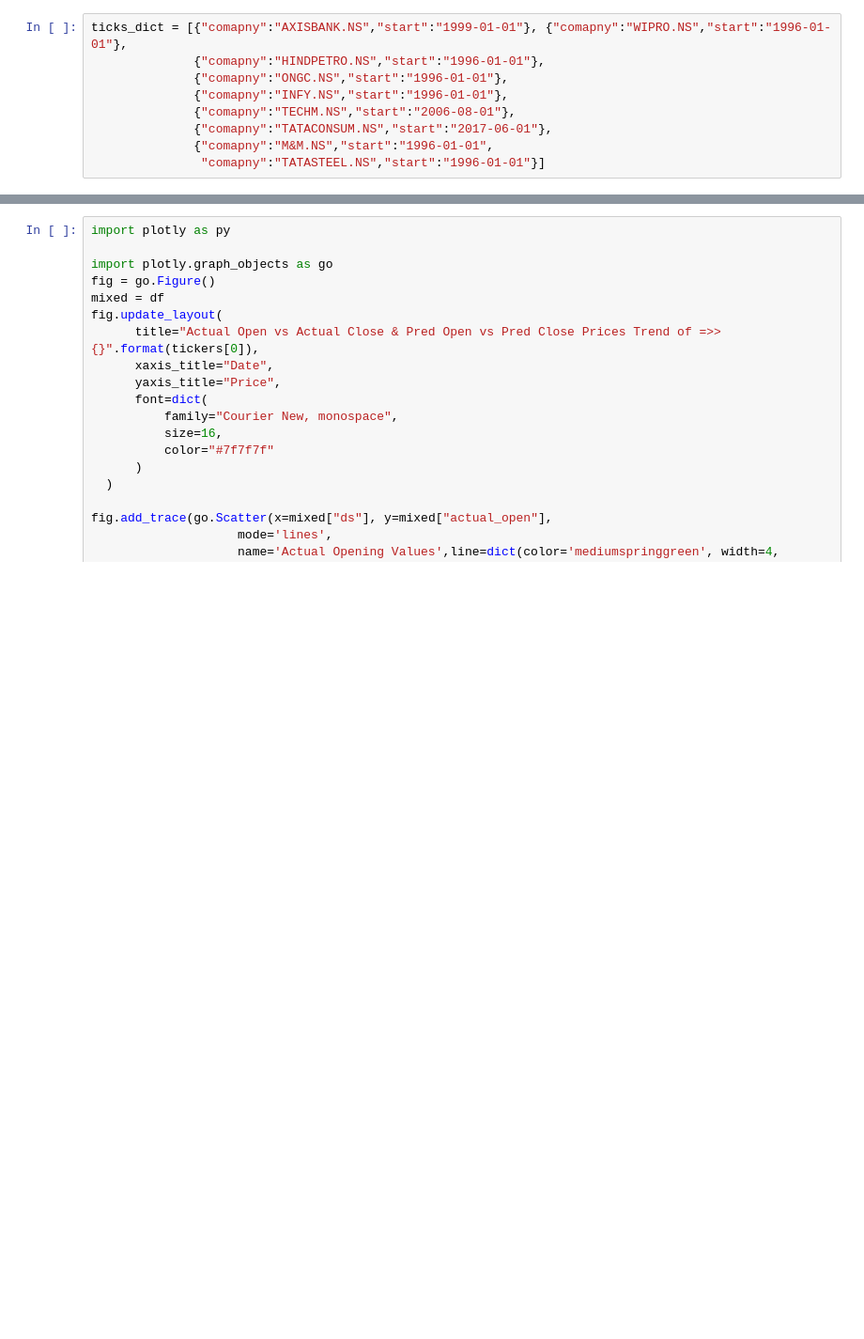
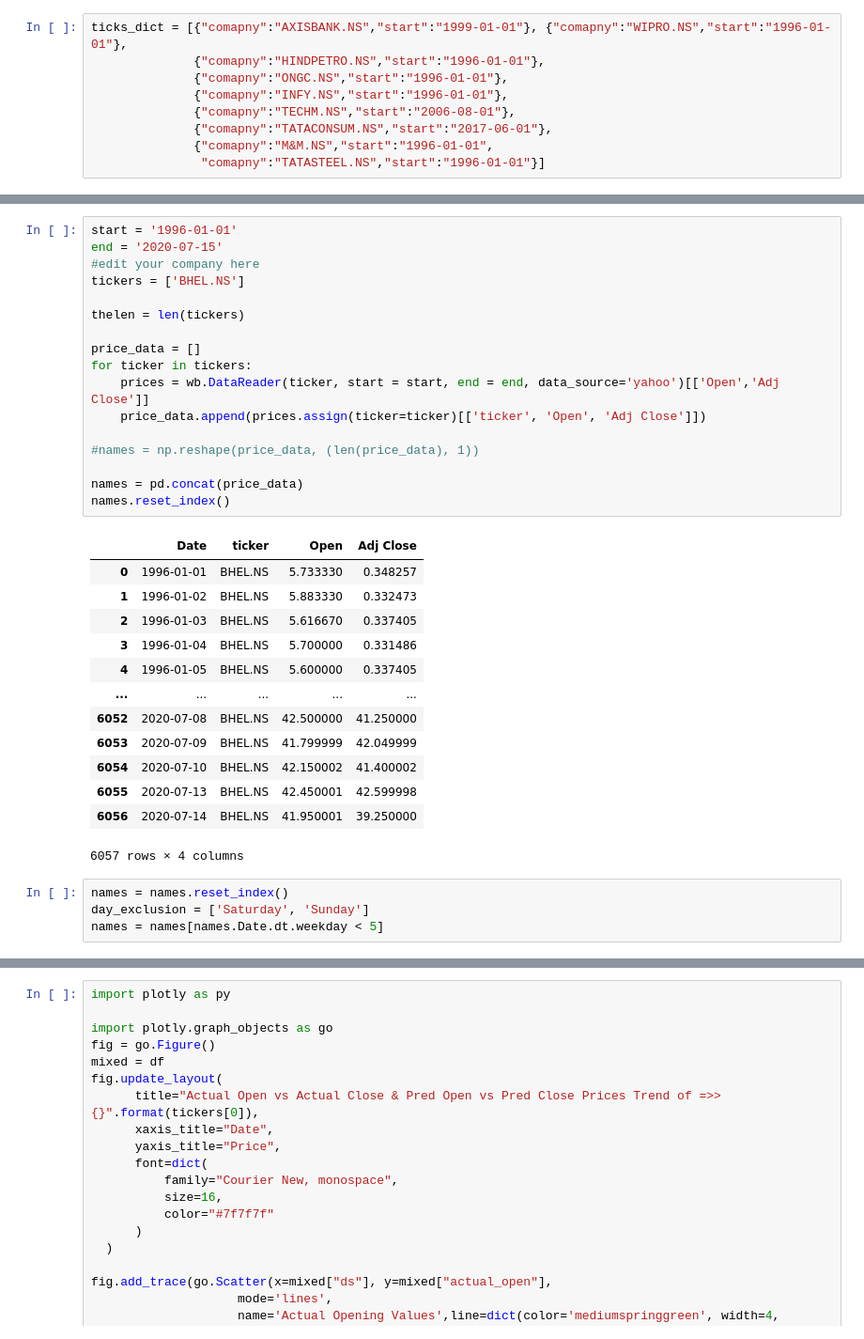
Before and after one commit to kiranbeethoju/Stock-Market-Forecast, a Jupyter notebook: stock_predictions_data.ipynb, the cells around one changed output, grey strips where cells are left out. Shown at 94% size. Cells and saved outputs as stored; diff of their text form; blank space fills up the shorter version.

```diff
--- a/stock_predictions_data.ipynb
+++ b/stock_predictions_data.ipynb
@@ -41,4 +41,39 @@ Requirement already satisfied: cycler>=0.10 in /usr/local/lib/python3.6/dist-pac
 Requirement already satisfied: ephem>=3.7.5.3 in /usr/local/lib/python3.6/dist-packages (from LunarCalendar>=0.0.9->fbprophet) (3.7.7.1)
 Requirement already satisfied: pymeeus<=1,>=0.3.6 in /usr/local/lib/python3.6/dist-packages (from convertdate>=2.1.2->fbprophet) (0.3.7)
 Requirement already satisfied: six in /usr/local/lib/python3.6/dist-packages (from holidays>=0.9.5->fbprophet) (1.12.0)
+# %%
+start = '1996-01-01'
+end = '2020-07-15'
+#edit your company here
+tickers = ['BHEL.NS']
+
+thelen = len(tickers)
+
+price_data = []
+for ticker in tickers:
+    prices = wb.DataReader(ticker, start = start, end = end, data_source='yahoo')[['Open','Adj Close']]
+    price_data.append(prices.assign(ticker=ticker)[['ticker', 'Open', 'Adj Close']])
+
+#names = np.reshape(price_data, (len(price_data), 1))
+
+names = pd.concat(price_data)
+names.reset_index()
+# %% [output]
+|  | Date | ticker | Open | Adj Close |
+| 0 | 1996-01-01 | BHEL.NS | 5.733330 | 0.348257 |
+| 1 | 1996-01-02 | BHEL.NS | 5.883330 | 0.332473 |
+| 2 | 1996-01-03 | BHEL.NS | 5.616670 | 0.337405 |
+| 3 | 1996-01-04 | BHEL.NS | 5.700000 | 0.331486 |
+| 4 | 1996-01-05 | BHEL.NS | 5.600000 | 0.337405 |
+| ... | ... | ... | ... | ... |
+| 6052 | 2020-07-08 | BHEL.NS | 42.500000 | 41.250000 |
+| 6053 | 2020-07-09 | BHEL.NS | 41.799999 | 42.049999 |
+| 6054 | 2020-07-10 | BHEL.NS | 42.150002 | 41.400002 |
+| 6055 | 2020-07-13 | BHEL.NS | 42.450001 | 42.599998 |
+| 6056 | 2020-07-14 | BHEL.NS | 41.950001 | 39.250000 |
+6057 rows × 4 columns
+# %%
+names = names.reset_index()
+day_exclusion = ['Saturday', 'Sunday']
+names = names[names.Date.dt.weekday < 5]
 # %%
```
Also changed, not shown: parts of 5 cells of this notebook.
